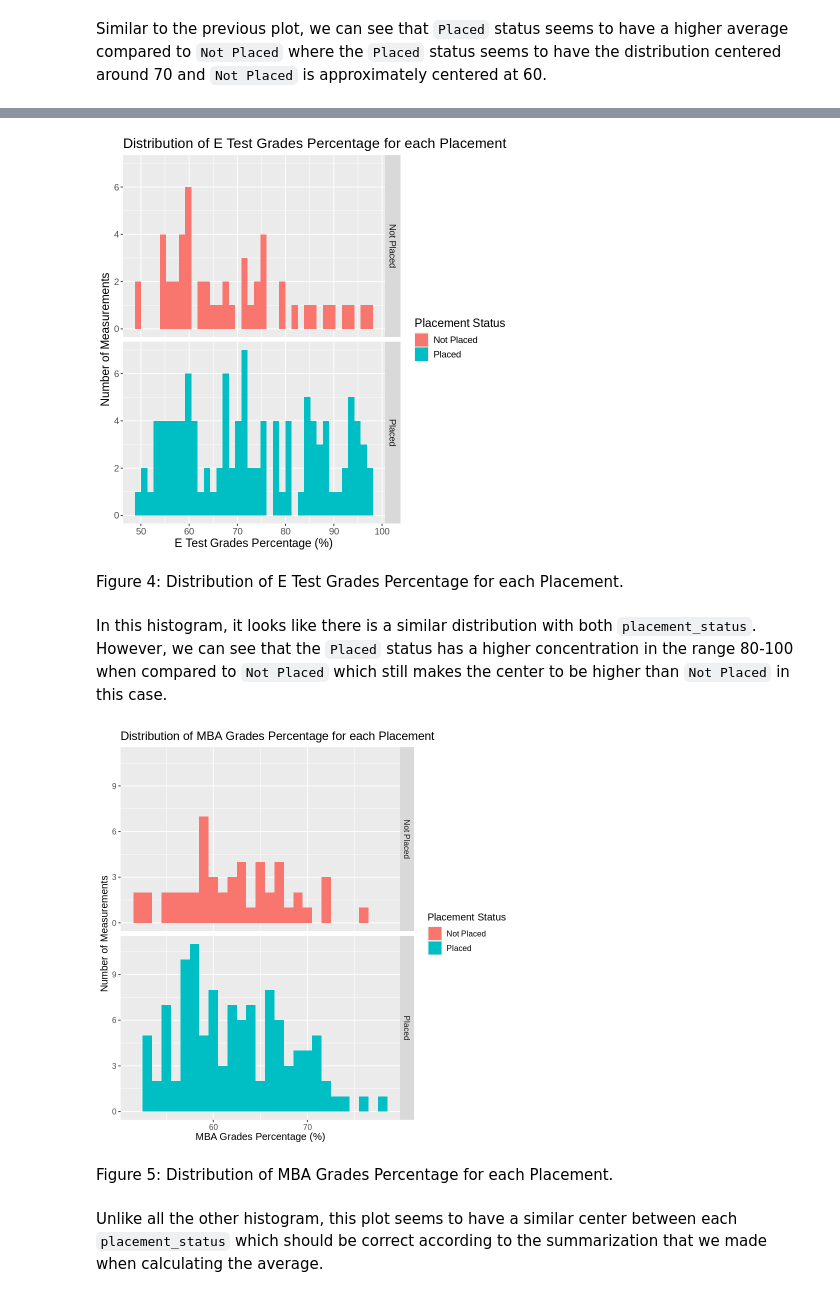
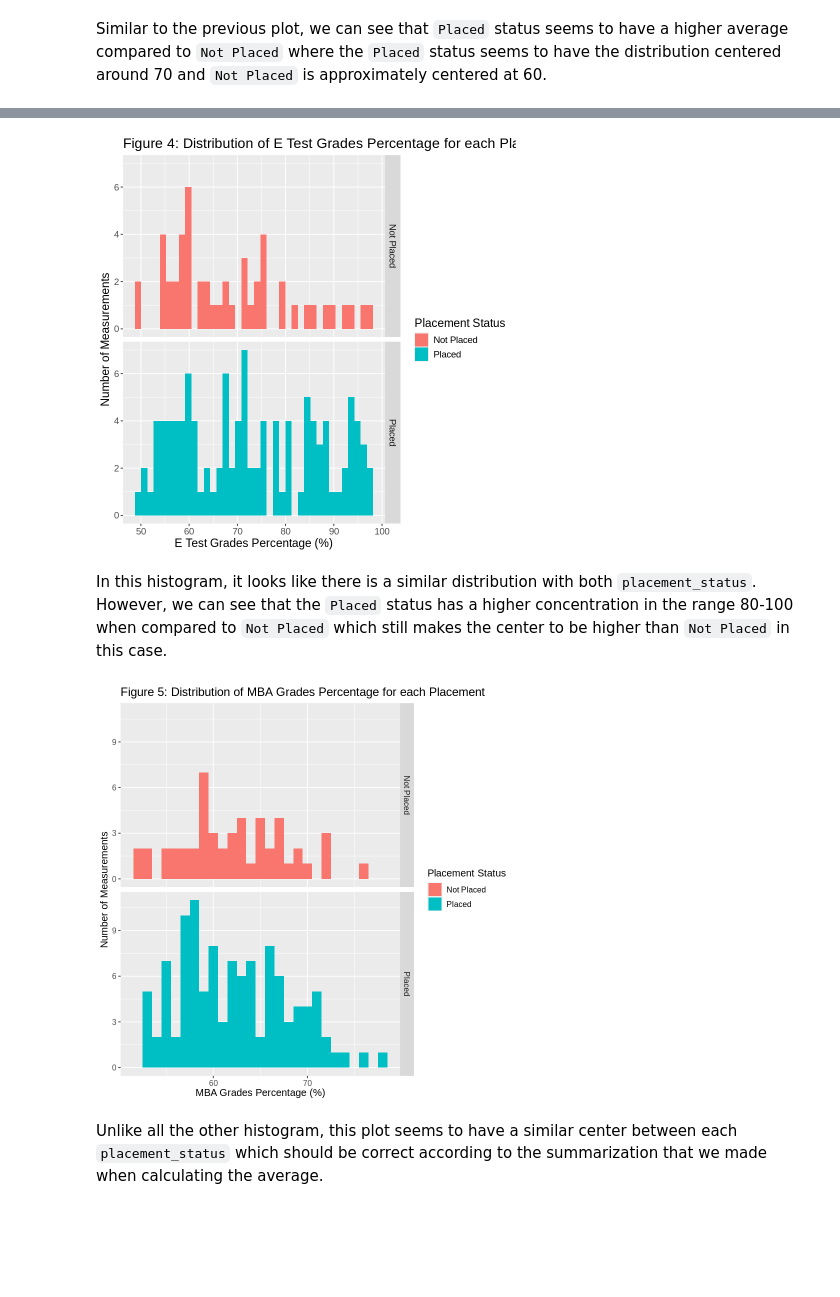
Before and after one commit to Chuewy/DSCI100-27, a Jupyter notebook: Project Report.ipynb, the cells around one changed output, grey strips where cells are left out. Saved outputs shown, nothing was run; the diff lists cells and outputs as text; code cells hidden in the pictures; blank space fills up the shorter version.

```diff
--- a/Project Report.ipynb
+++ b/Project Report.ipynb
@@ -269,18 +266,16 @@ From a glance, the `Placed` graph has a greater concentration of highs in the 70
 # %%
 e_test_plot <- training_data |>
                    ggplot(aes(x = e_test_percent, fill = placement_status)) +
                    geom_histogram(bins = 30, binwidth = 1.3) +
                    facet_grid(rows = vars(placement_status)) +
                    labs(x = "E Test Grades Percentage (%)",
                    y = "Number of Measurements",
                    fill = "Placement Status") +
                    theme(text = element_text(size = 14)) +
-                   ggtitle("Distribution of E Test Grades Percentage for each Placement")
+                   ggtitle("Figure 4: Distribution of E Test Grades Percentage for each Placement")
 e_test_plot
 # %% [output]
-[figure, old version]
+[figure, new version]
-# %% [markdown]
-Figure 4: Distribution of E Test Grades Percentage for each Placement.
 # %% [markdown]
 In this histogram, it looks like there is a similar distribution with both `placement_status`. However, we can see that the `Placed` status has a higher concentration in the range 80-100 when compared to `Not Placed` which still makes the center to be higher than `Not Placed` in this case.
 # %%
@@ -292,12 +287,10 @@ mba_plot <- training_data |>
                    y = "Number of Measurements",
                    fill = "Placement Status") +
                    theme(text = element_text(size = 12)) +
-                   ggtitle("Distribution of MBA Grades Percentage for each Placement")
+                   ggtitle("Figure 5: Distribution of MBA Grades Percentage for each Placement")
 mba_plot
 # %% [output]
-[figure, old version]
+[figure, new version]
-# %% [markdown]
-Figure 5: Distribution of MBA Grades Percentage for each Placement.
 # %% [markdown]
 Unlike all the other histogram, this plot seems to have a similar center between each `placement_status` which should be correct according to the summarization that we made when calculating the average.
 # %% [markdown]
```
Also changed, not shown: parts of 11 cells of this notebook.
